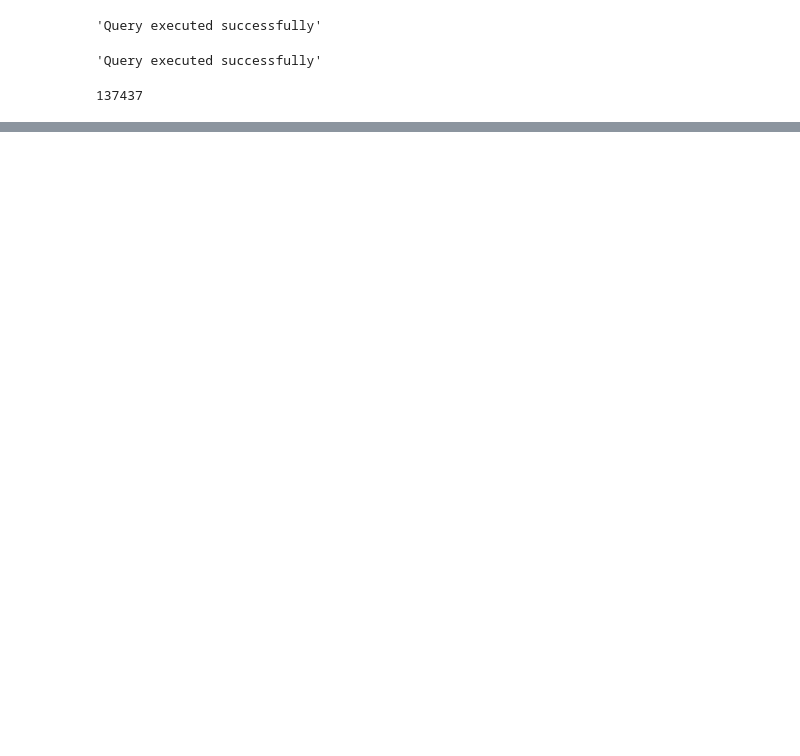
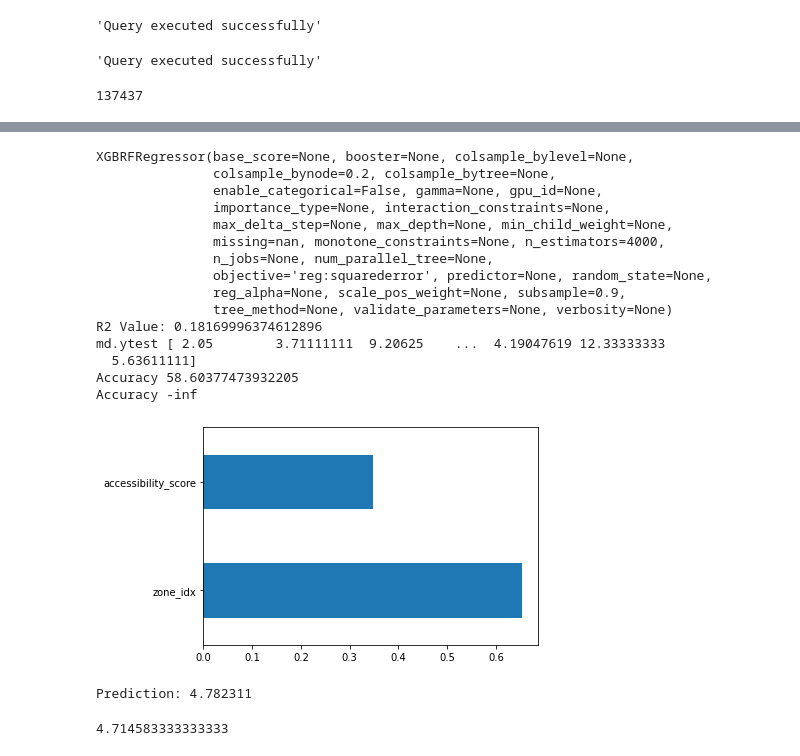
Before and after one commit to mjgood4/firstrespondersites, a Jupyter notebook: jyEDA/XGBoost_Model_SA.ipynb, the cells around one changed output, grey strips where cells are left out. Cells and saved outputs as stored; diff of their text form; code cells hidden in the pictures; blank space fills up the shorter version.

Commit message:
XGBoost initial model training

```diff
--- a/jyEDA/XGBoost_Model_SA.ipynb
+++ b/jyEDA/XGBoost_Model_SA.ipynb
@@ -245,0 +276,28 @@ XGBRFRegressor(base_score=None, booster=None, colsample_bylevel=None,
+# %%
+df_ag.target_to_predict = 'minutes'
+df_ag.predictors = ['zone_idx', 'accessibility_score']
+
+df_ag.x = df_ag[df_ag.predictors].values
+df_ag.y = df_ag[df_ag.target_to_predict].values
+
+#Split the data into training and testing set
+df_ag.x_train, df_ag.x_test, df_ag.y_train, df_ag.y_test = train_test_split(df_ag.x, df_ag.y, test_size=0.8, random_state=42)
+# %%
+create_model(df_ag)
+# %% [output]
+XGBRFRegressor(base_score=None, booster=None, colsample_bylevel=None,
+               colsample_bynode=0.2, colsample_bytree=None,
+               enable_categorical=False, gamma=None, gpu_id=None,
+               importance_type=None, interaction_constraints=None,
+               max_delta_step=None, max_depth=None, min_child_weight=None,
+               missing=nan, monotone_constraints=None, n_estimators=4000,
+               n_jobs=None, num_parallel_tree=None,
+               objective='reg:squarederror', predictor=None, random_state=None,
+               reg_alpha=None, scale_pos_weight=None, subsample=0.9,
+               tree_method=None, validate_parameters=None, verbosity=None)
+R2 Value: 0.18169996374612896
+md.ytest [ 2.05        3.71111111  9.20625    ...  4.19047619 12.33333333
+  5.63611111]
+Accuracy 58.60377473932205
+Accuracy -inf
+[figure, added]
@@ -245,0 +311,7 @@ XGBRFRegressor(base_score=None, booster=None, colsample_bylevel=None,
+# %%
+idx = 14
+predict_single_value(df_ag, [14, 0.0005012242080398])
+df_ag[df_ag['zone_idx']==14]['minutes'].mean()
+# %% [output]
+Prediction: 4.782311
+4.714583333333333
```
Also changed, not shown: parts of 12 cells of this notebook, 1 other file.
